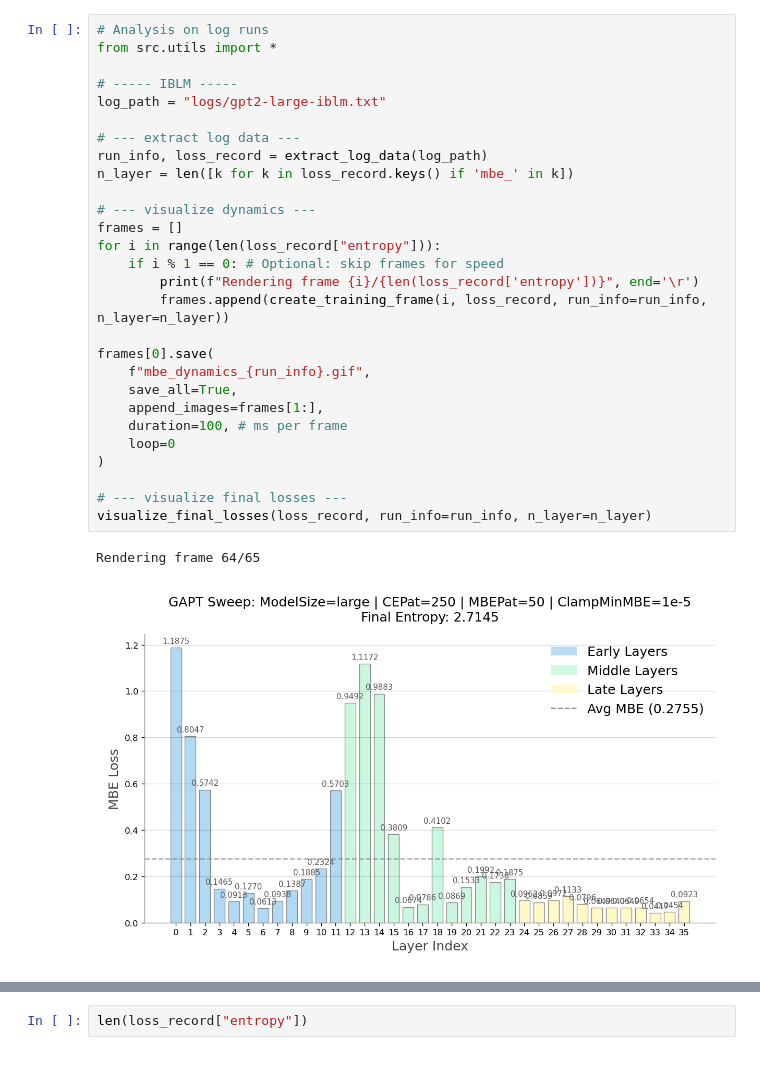
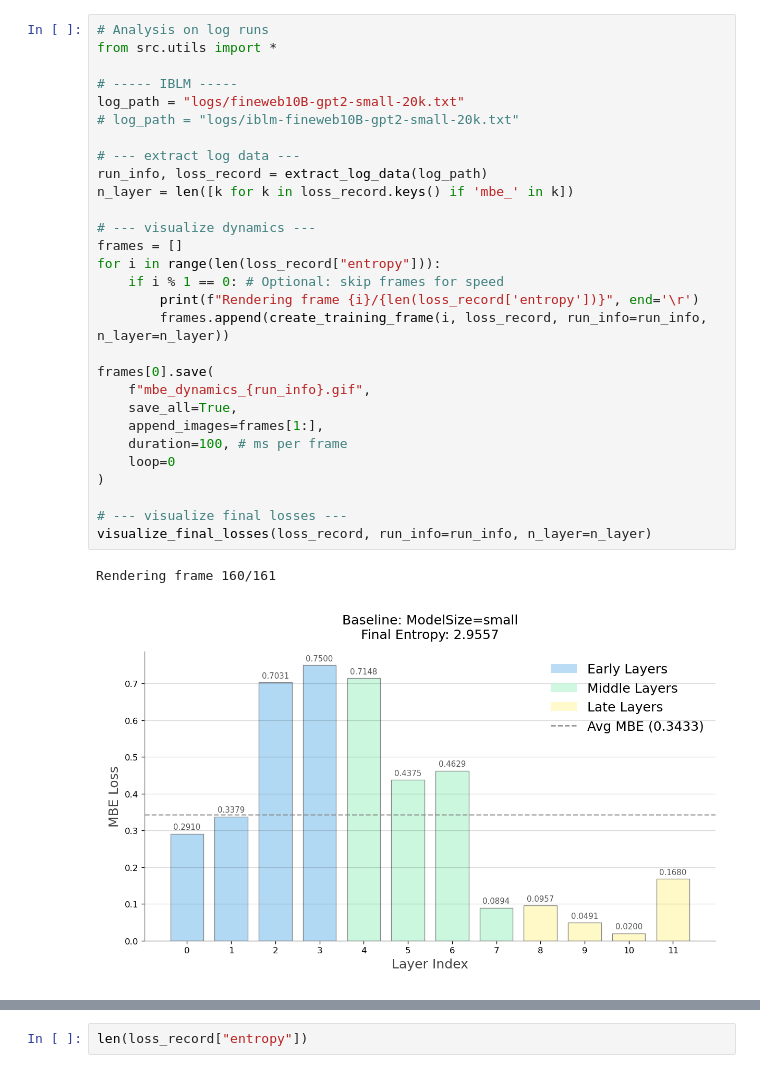
Before and after one commit to fangyuan-ksgk/mod_gpt, a Jupyter notebook: run_analysis.ipynb, the cells around one changed output, grey strips where cells are left out. Saved outputs shown, nothing was run; the diff lists cells and outputs as text.

Commit message:
update iblm script

```diff
--- a/run_analysis.ipynb
+++ b/run_analysis.ipynb
@@ -1,31 +1,32 @@
 # %%
 # Analysis on log runs
 from src.utils import *
 
 # ----- IBLM -----
-log_path = "logs/gpt2-large-iblm.txt"
+log_path = "logs/fineweb10B-gpt2-small-20k.txt"
+# log_path = "logs/iblm-fineweb10B-gpt2-small-20k.txt"
 
 # --- extract log data ---
 run_info, loss_record = extract_log_data(log_path)
 n_layer = len([k for k in loss_record.keys() if 'mbe_' in k])
 
 # --- visualize dynamics ---
 frames = []
 for i in range(len(loss_record["entropy"])):
     if i % 1 == 0: # Optional: skip frames for speed
         print(f"Rendering frame {i}/{len(loss_record['entropy'])}", end='\r')
         frames.append(create_training_frame(i, loss_record, run_info=run_info, n_layer=n_layer))
 
 frames[0].save(
     f"mbe_dynamics_{run_info}.gif",
     save_all=True,
     append_images=frames[1:],
     duration=100, # ms per frame
     loop=0
 )
 
 # --- visualize final losses ---
 visualize_final_losses(loss_record, run_info=run_info, n_layer=n_layer)
 # %% [output]
-Rendering frame 64/65
+Rendering frame 160/161
-[figure, old version]
+[figure, new version]
```
Also changed, not shown: parts of 3 cells of this notebook, 2 other files.
